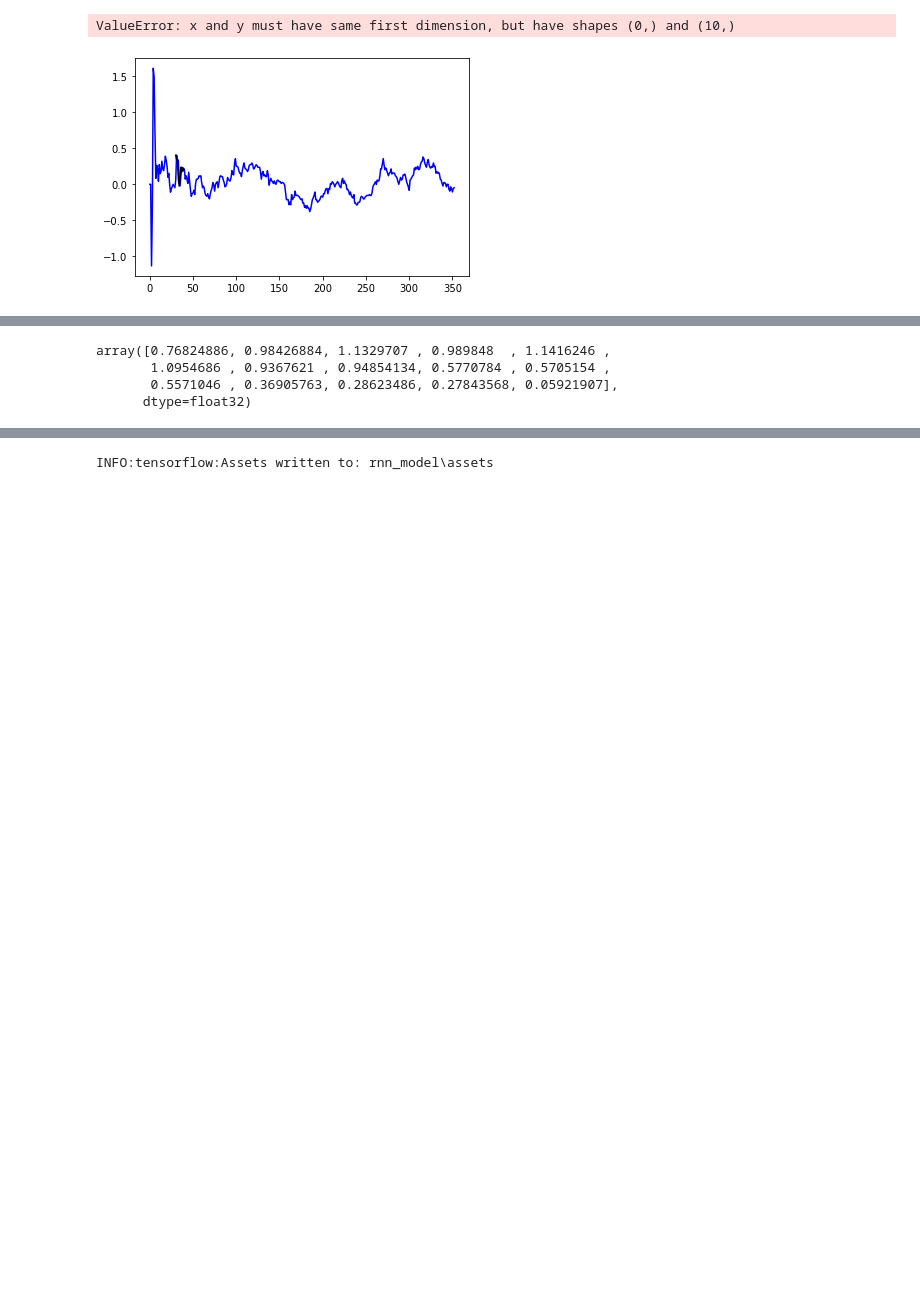
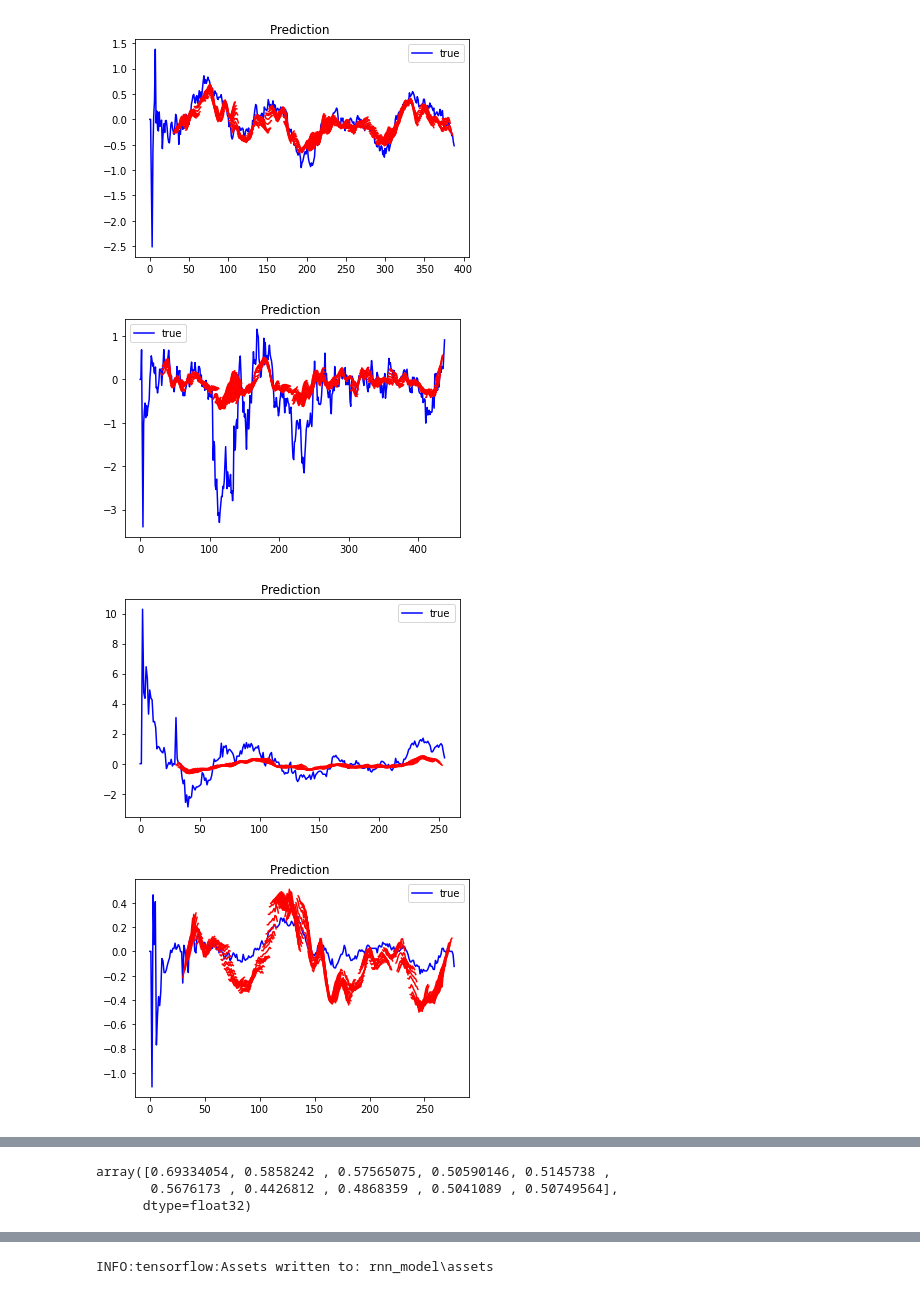
Before and after one commit to stianteien/instradag, a Jupyter notebook: RNN_trial.ipynb, the cells around one changed output, grey strips where cells are left out. Drawn from its saved outputs; the diff is of its cells as text; code cells hidden in the pictures; blank space fills up the shorter version.

```diff
--- a/RNN_trial.ipynb
+++ b/RNN_trial.ipynb
@@ -48,8 +48,6 @@ def create_dataset(dataset, true_price, look_back = 1, look_forward = 1):
     trueprice = np.array(trueprice)
 
     # Standardize y data for å skille dem fra hverandre
-    min_max_scaler = preprocessing.MinMaxScaler(feature_range=(0, 1))
-    xsx = min_max_scaler.fit_transform(datay)
 
     #print(datay.shape)
     mean = [1 for _ in range(datay.shape[1])]
@@ -62,7 +60,6 @@ def create_dataset(dataset, true_price, look_back = 1, look_forward = 1):
 
     datay /= std
     trueprice /= std[0]
-    #print(mean, std)
 
     print(datax.shape)
 
@@ -104,6 +101,6 @@ def add_data(word):
     ordet = 'data/' + word
     return ordet
 # %%
-filer = list(map(add_data, os.listdir('data/')))[54:60] # test 54:60
+filer = list(map(add_data, os.listdir('data/')))[50:59] # test 54:60
 data = make_ready(filer)
 # %% [output]
@@ -230,18 +231,16 @@ for i in dataxes:
     predicts.append(predict)
 # %%
 for j in range(len(dataxes)):
-    plt.plot(sanne[j], c='blue')
+    plt.plot(sanne[j], c='blue', label='true')
     for i in range(len(datayes[j])):
-        plt.plot(range(i+look_back,i+look_back+look_forward), datayes[j][i], c='black')
-        plt.plot(range(i+look_back,i+look_forward+look_forward), predicts[j][i], c='red') #JEG tror det er noe feil her
+        plt.plot(range(i+look_back,i+look_back+look_forward), predicts[j][i], c='red')
 
-    #plt.plot(range(0,15), datay[19], label='true')
-    #plt.plot(range(1,16), datay[20], label='true')
-    #plt.plot(range(1,16), predict[20], label='predicted')
-    #plt.legend()
+    plt.legend()
     plt.title('Prediction ')
     #plt.savefig('images/RNN_15_ahead')
     plt.show()
 # %% [output]
-ValueError: x and y must have same first dimension, but have shapes (0,) and (10,)
-[figure, old version]
+[figure, new version]
+[figure, added]
+[figure, added]
+[figure, added]
@@ -248,8 +252,7 @@ ValueError: x and y must have same first dimension, but have shapes (0,) and (10
 # %%
 predict[0]
 # %% [output]
-array([0.76824886, 0.98426884, 1.1329707 , 0.989848  , 1.1416246 ,
-       1.0954686 , 0.9367621 , 0.94854134, 0.5770784 , 0.5705154 ,
-       0.5571046 , 0.36905763, 0.28623486, 0.27843568, 0.05921907],
+array([0.69334054, 0.5858242 , 0.57565075, 0.50590146, 0.5145738 ,
+       0.5676173 , 0.4426812 , 0.4868359 , 0.5041089 , 0.50749564],
       dtype=float32)
 # %%
```
Also changed, not shown: parts of 9 cells of this notebook.
